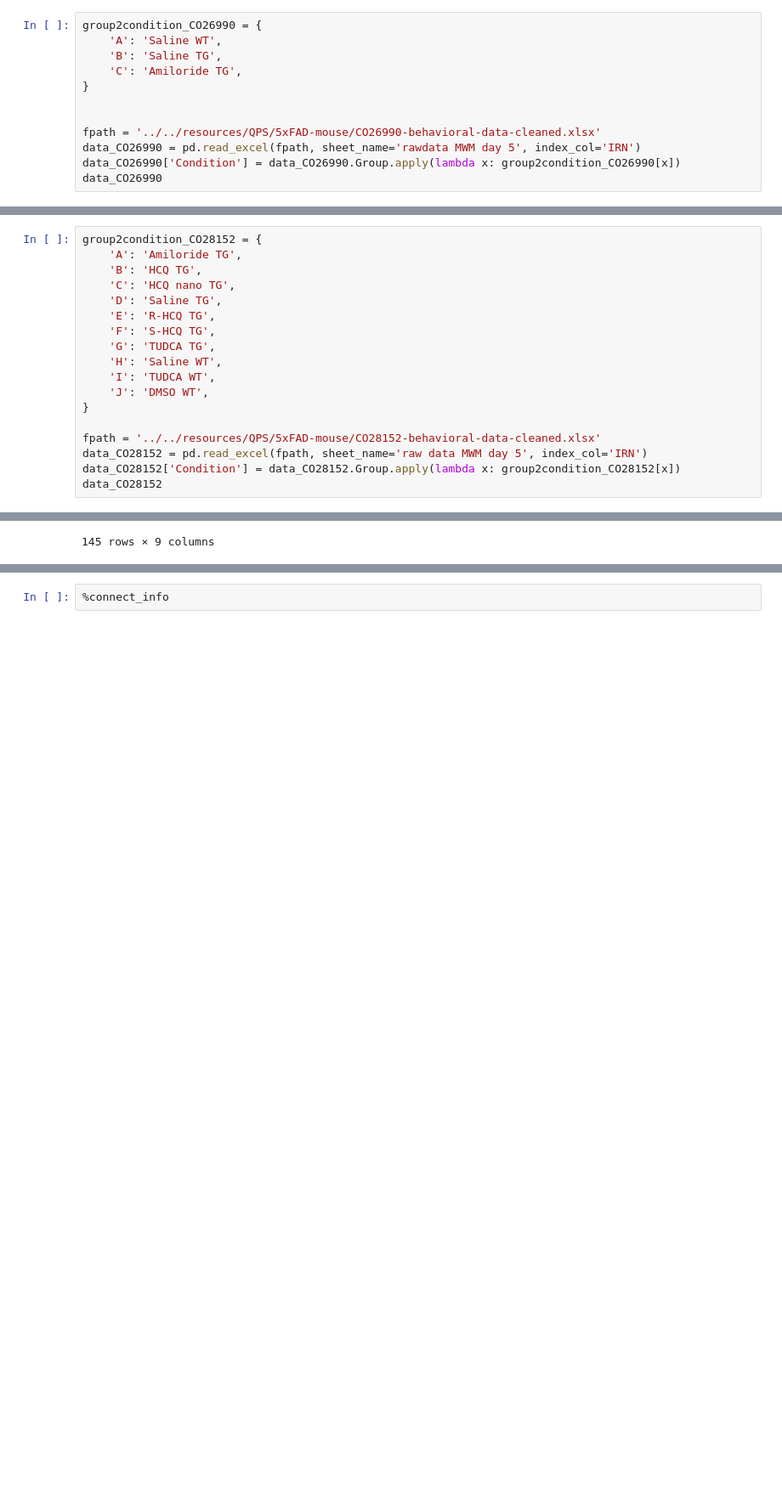
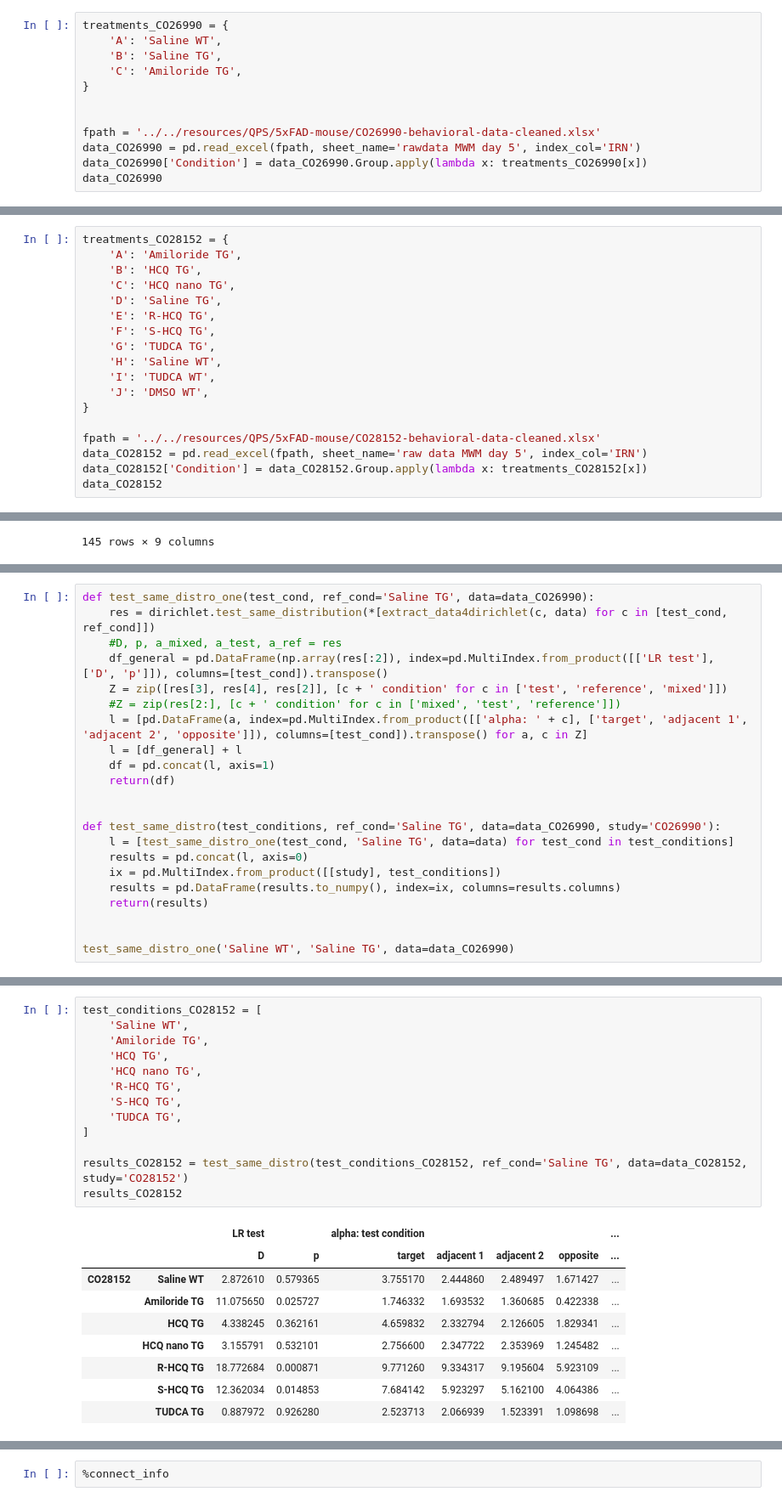
Before and after one commit to attilagk/CTNS-notebook, a Jupyter notebook: 2024-06-26-mwm-test-probe-CO28154/2024-06-26-mwm-test-probe-CO28154.ipynb, the cells around one changed output, grey strips where cells are left out. Shown: that part at 85% size. Cells and saved outputs as stored; diff of their text form; blank space fills up the shorter version.

Commit message:
results table started

```diff
--- a/2024-06-26-mwm-test-probe-CO28154/2024-06-26-mwm-test-probe-CO28154.ipynb
+++ b/2024-06-26-mwm-test-probe-CO28154/2024-06-26-mwm-test-probe-CO28154.ipynb
@@ -16,5 +13,5 @@ The autoreload extension is already loaded. To reload it, use:
 # %%
-group2condition_CO26990 = {
+treatments_CO26990 = {
     'A': 'Saline WT',
     'B': 'Saline TG',
     'C': 'Amiloride TG',
@@ -23,7 +20,7 @@ group2condition_CO26990 = {
 
 fpath = '../../resources/QPS/5xFAD-mouse/CO26990-behavioral-data-cleaned.xlsx'
 data_CO26990 = pd.read_excel(fpath, sheet_name='rawdata MWM day 5', index_col='IRN')
-data_CO26990['Condition'] = data_CO26990.Group.apply(lambda x: group2condition_CO26990[x])
+data_CO26990['Condition'] = data_CO26990.Group.apply(lambda x: treatments_CO26990[x])
 data_CO26990
 # %% [output]
 |  | Cohort | Group | Sex | Target Zone Crossings | SE (%) | NE (%) | NW (%) | SW (%) | Condition |
@@ -45,7 +42,7 @@ data_CO26990
 | 13958 A | III | C | m | 1 | 5.05992 | 29.96010 | 51.39810 | 13.58190 | Amiloride TG |
 | 13962 A | III | C | m | 3 | 20.90550 | 59.92010 | 6.79095 | 12.38350 | Amiloride TG |
 # %%
-group2condition_CO28152 = {
+treatments_CO28152 = {
     'A': 'Amiloride TG',
     'B': 'HCQ TG',
     'C': 'HCQ nano TG',
@@ -60,7 +57,7 @@ group2condition_CO28152 = {
 
 fpath = '../../resources/QPS/5xFAD-mouse/CO28152-behavioral-data-cleaned.xlsx'
 data_CO28152 = pd.read_excel(fpath, sheet_name='raw data MWM day 5', index_col='IRN')
-data_CO28152['Condition'] = data_CO28152.Group.apply(lambda x: group2condition_CO28152[x])
+data_CO28152['Condition'] = data_CO28152.Group.apply(lambda x: treatments_CO28152[x])
 data_CO28152
 # %% [output]
 |  | Cohort | Group | Sex | Target Zone Crossings | SE (%) | NE (%) | NW (%) | SW (%) | Condition |
@@ -238,0 +213,22 @@ Result of the Dirichlet uniformity test for group TUDCA + HCQ TG:
+# %%
+def test_same_distro_one(test_cond, ref_cond='Saline TG', data=data_CO26990):
+    res = dirichlet.test_same_distribution(*[extract_data4dirichlet(c, data) for c in [test_cond, ref_cond]])
+    #D, p, a_mixed, a_test, a_ref = res
+    df_general = pd.DataFrame(np.array(res[:2]), index=pd.MultiIndex.from_product([['LR test'], ['D', 'p']]), columns=[test_cond]).transpose()
+    Z = zip([res[3], res[4], res[2]], [c + ' condition' for c in ['test', 'reference', 'mixed']])
+    #Z = zip(res[2:], [c + ' condition' for c in ['mixed', 'test', 'reference']])
+    l = [pd.DataFrame(a, index=pd.MultiIndex.from_product([['alpha: ' + c], ['target', 'adjacent 1', 'adjacent 2', 'opposite']]), columns=[test_cond]).transpose() for a, c in Z]
+    l = [df_general] + l
+    df = pd.concat(l, axis=1)
+    return(df)
+
+
+def test_same_distro(test_conditions, ref_cond='Saline TG', data=data_CO26990, study='CO26990'):
+    l = [test_same_distro_one(test_cond, 'Saline TG', data=data) for test_cond in test_conditions]
+    results = pd.concat(l, axis=0)
+    ix = pd.MultiIndex.from_product([[study], test_conditions])
+    results = pd.DataFrame(results.to_numpy(), index=ix, columns=results.columns)
+    return(results)
+
+
+test_same_distro_one('Saline WT', 'Saline TG', data=data_CO26990)
@@ -238,0 +239,23 @@ Result of the Dirichlet uniformity test for group TUDCA + HCQ TG:
+# %%
+test_conditions_CO28152 = [
+    'Saline WT',
+    'Amiloride TG',
+    'HCQ TG',
+    'HCQ nano TG',
+    'R-HCQ TG',
+    'S-HCQ TG',
+    'TUDCA TG',
+]
+
+results_CO28152 = test_same_distro(test_conditions_CO28152, ref_cond='Saline TG', data=data_CO28152, study='CO28152')
+results_CO28152
+# %% [output]
+|  |  | LR test |  | alpha: test condition |  |  |  | ... |
+|  |  | D | p | target | adjacent 1 | adjacent 2 | opposite | ... |
+| CO28152 | Saline WT | 2.872610 | 0.579365 | 3.755170 | 2.444860 | 2.489497 | 1.671427 | ... |
+|  | Amiloride TG | 11.075650 | 0.025727 | 1.746332 | 1.693532 | 1.360685 | 0.422338 | ... |
+|  | HCQ TG | 4.338245 | 0.362161 | 4.659832 | 2.332794 | 2.126605 | 1.829341 | ... |
+|  | HCQ nano TG | 3.155791 | 0.532101 | 2.756600 | 2.347722 | 2.353969 | 1.245482 | ... |
+|  | R-HCQ TG | 18.772684 | 0.000871 | 9.771260 | 9.334317 | 9.195604 | 5.923109 | ... |
+|  | S-HCQ TG | 12.362034 | 0.014853 | 7.684142 | 5.923297 | 5.162100 | 4.064386 | ... |
+|  | TUDCA TG | 0.887972 | 0.926280 | 2.523713 | 2.066939 | 1.523391 | 1.098698 | ... |
```
Also changed, not shown: parts of 11 cells of this notebook.
